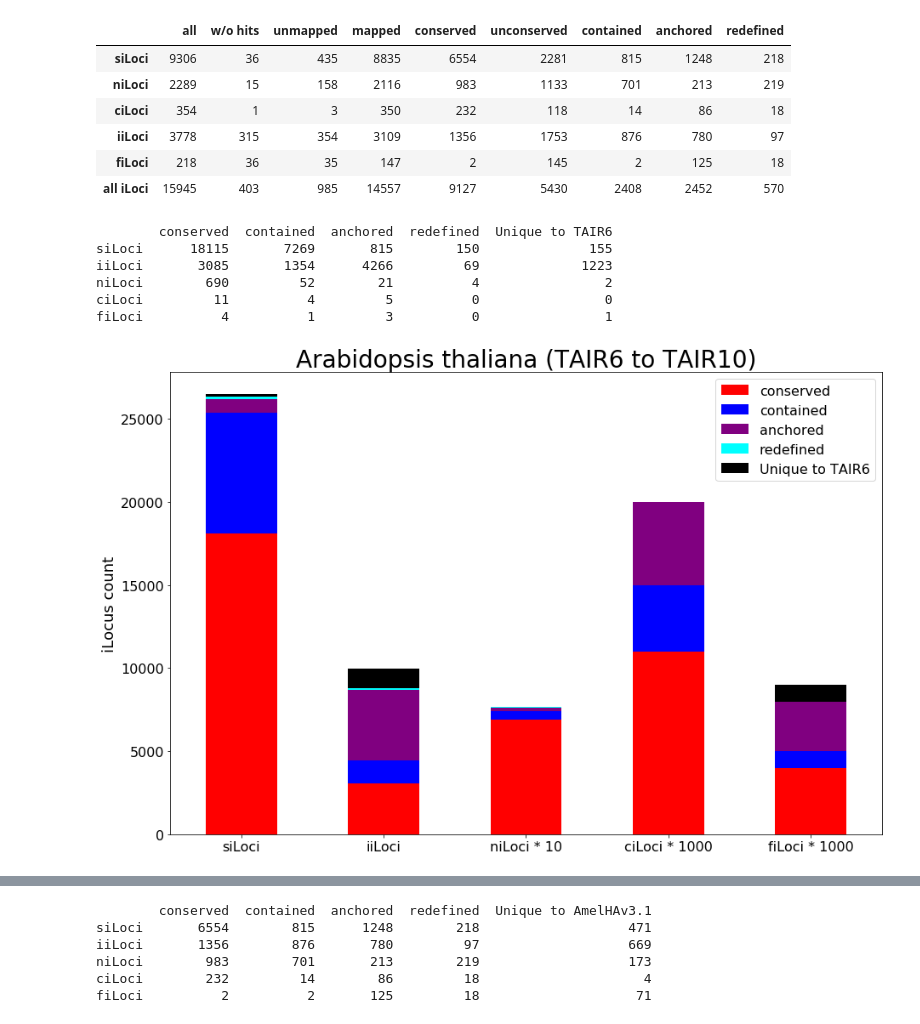
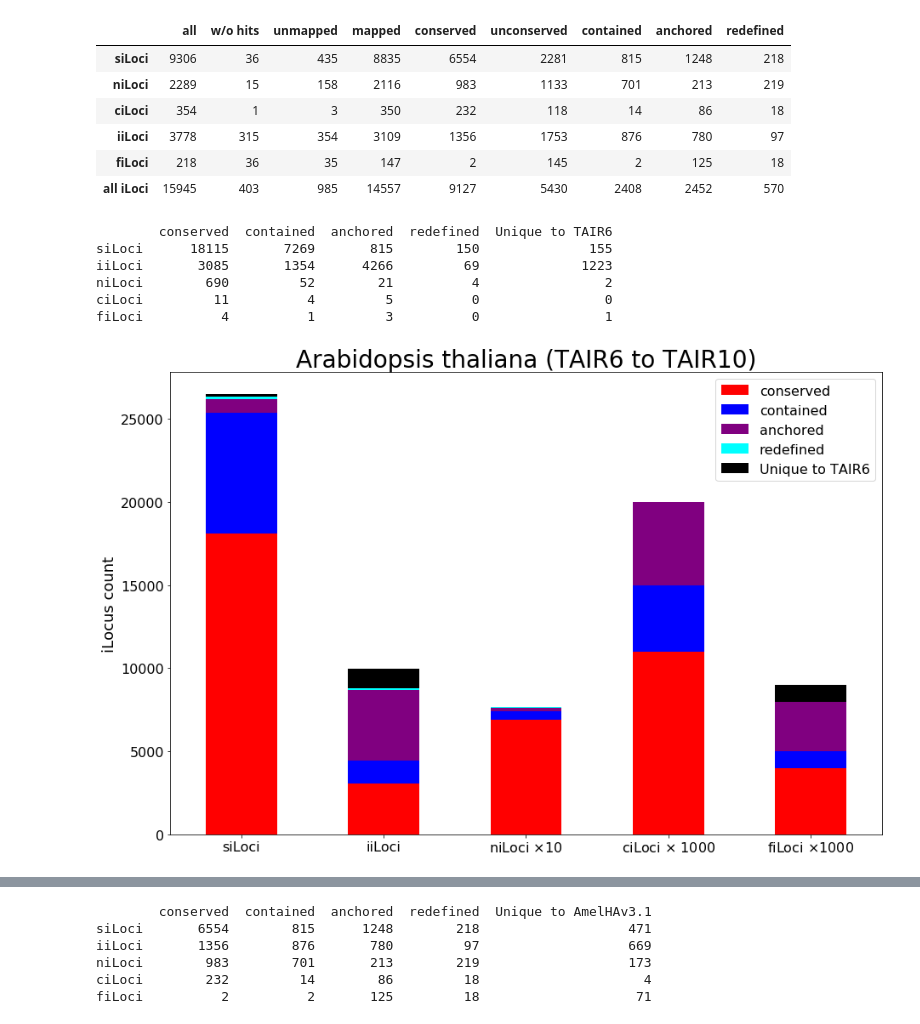
Before and after one commit to vpbrendel/iLoci_Lai2020, a Jupyter notebook: work/notebooks/make-F5-F6.ipynb, the cells around one changed output, grey strips where cells are left out. Drawn from its saved outputs; the diff is of its cells as text; code cells hidden in the pictures.

```diff
--- a/work/notebooks/make-F5-F6.ipynb
+++ b/work/notebooks/make-F5-F6.ipynb
@@ -244,36 +244,36 @@ AmelHAv3.1 iLoci mapped to Amel4.5:
 # %%
 #Visualization of Arabidopsis iLoci mapping status: TAIR6 to TAIR10
 
 Att6VsAtha['Unique to TAIR6'] = Att6VsAtha['w/o hits'] + Att6VsAtha['unmapped']
 bdf = Att6VsAtha.loc[['siLoci', 'iiLoci', 'niLoci', 'ciLoci', 'fiLoci'],
                      ['conserved', 'contained', 'anchored', 'redefined', 'Unique to TAIR6']]
 print(bdf)
 
 #We multiply small number for purposes of visualization on the same plot,
 # changing the index names appropriately:
 bdf.loc[['niLoci'], :] = 10 * bdf.loc[['niLoci'], :]
 bdf.loc[['ciLoci', 'fiLoci'], :] = 1000 * bdf.loc[['ciLoci', 'fiLoci'], :]
-bdf = bdf.rename(index = {'niLoci' : 'niLoci * 10',
-                'ciLoci' : 'ciLoci * 1000', 'fiLoci' : 'fiLoci * 1000'})
+bdf = bdf.rename(index = {'niLoci' : r"niLoci $\times 10$",
+                'ciLoci' : r"ciLoci $\times$ 1000", 'fiLoci' : r"fiLoci $\times 1000$"})
 
 plot = bdf.plot.bar(stacked = True, color = ['red','blue', 'purple', 'cyan', 'black'],
                     fontsize=16, rot=0, figsize=(15,10))
 _ = plot.set_title("Arabidopsis thaliana (TAIR6 to TAIR10)", fontsize = 28)
 _ = plot.legend(prop={'size': 16})
 _ = plt.xlabel('')
 _ = plt.ylabel('iLocus count')
 _ = plot.yaxis.label.set_fontsize(18)
 plotfile = "../figures/LSB20GB-Fig5a.png"
 plt.savefig(plotfile)
 _ = plt.show()
 # %% [output]
         conserved  contained  anchored  redefined  Unique to TAIR6
 siLoci      18115       7269       815        150              155
 iiLoci       3085       1354      4266         69             1223
 niLoci        690         52        21          4                2
 ciLoci         11          4         5          0                0
 fiLoci          4          1         3          0                1
-[figure, old version]
+[figure, new version]
 # %%
 #Visualization of Arabidopsis iLoci mapping status: TAIR10 to TAIR6
 
```
Also changed, not shown: parts of 3 cells of this notebook.
